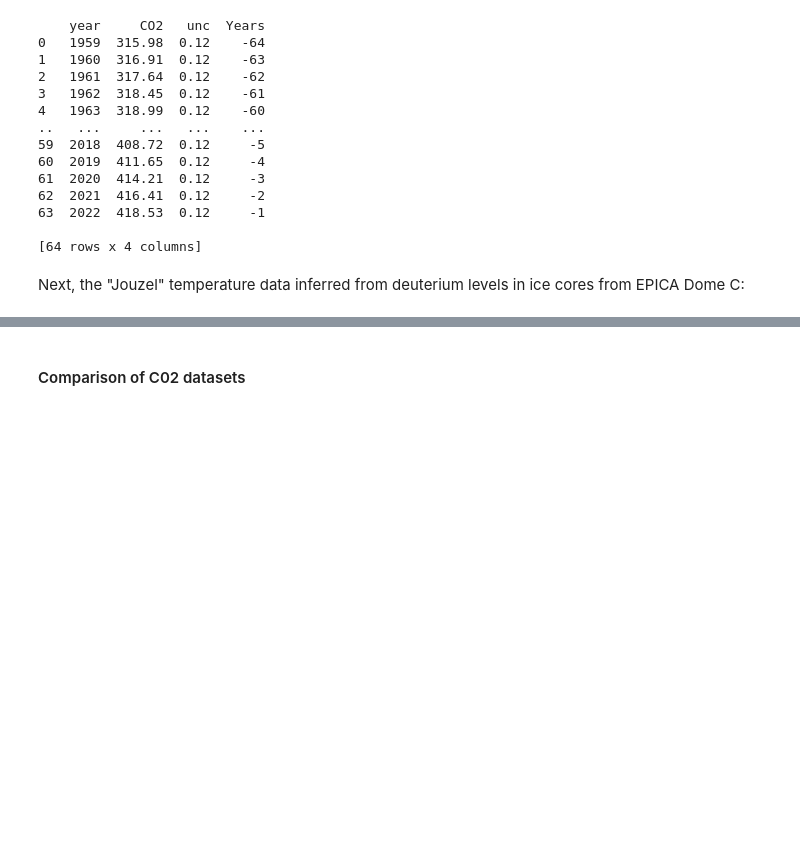
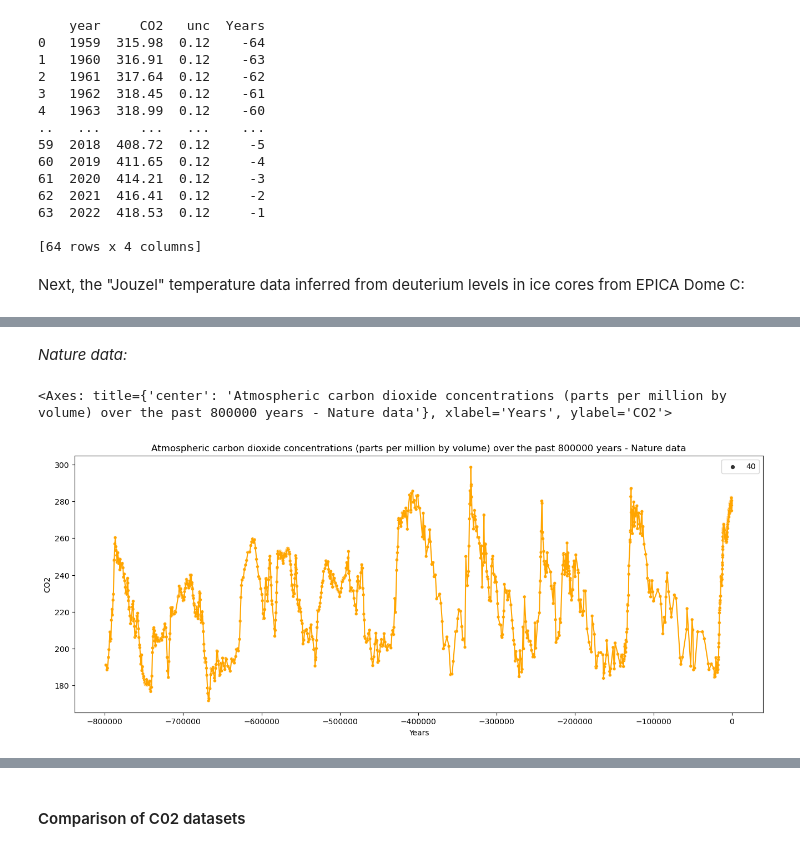
Before and after one commit to jmce22/pfda_project2, a Jupyter notebook: pfda_project2.ipynb, the cells around one changed output, grey strips where cells are left out. Cells and saved outputs as stored; diff of their text form; code cells hidden in the pictures; blank space fills up the shorter version.

```diff
--- a/pfda_project2.ipynb
+++ b/pfda_project2.ipynb
@@ -144,7 +173,12 @@ sns.lineplot(x ='Years', y = 'CO2', data = df_co2_ipcc, color = 'green')
+# %% [markdown]
+*Nature data:*
 # %%
 plt.figure(figsize= (16,6))
 plt.title('Atmospheric carbon dioxide concentrations (parts per million by volume) over the past 800000 years - Nature data')
 
-sns.scatterplot(x='Years', y='CO2', data=df_co2_nature, size = 40)      # use 'size' parameter to decrease size of markers
+sns.scatterplot(x='Years', y='CO2', data=df_co2_nature, color = 'orange', size = 40)      # use 'size' parameter to decrease size of markers
 
-sns.lineplot(x = 'Years', y = 'CO2', data = df_co2_nature, color = 'blue')
+sns.lineplot(x = 'Years', y = 'CO2', data = df_co2_nature, color = 'orange')
+# %% [output]
+<Axes: title={'center': 'Atmospheric carbon dioxide concentrations (parts per million by volume) over the past 800000 years - Nature data'}, xlabel='Years', ylabel='CO2'>
+[figure, added]
```
Also changed, not shown: parts of 18 cells of this notebook, 2 other files.
